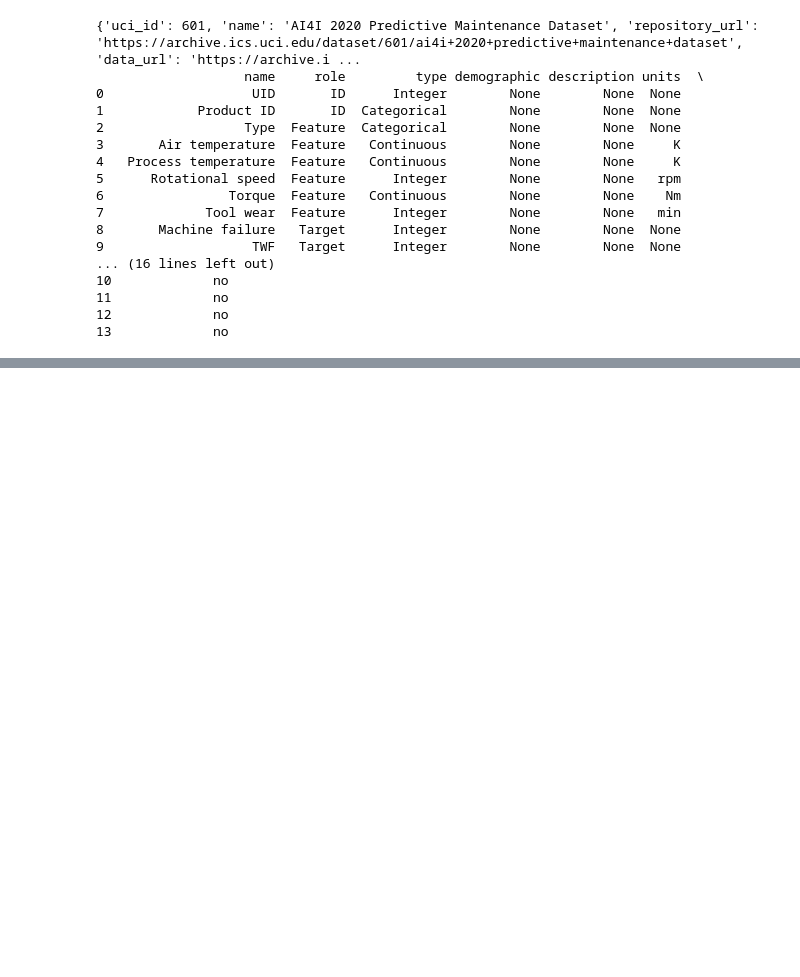
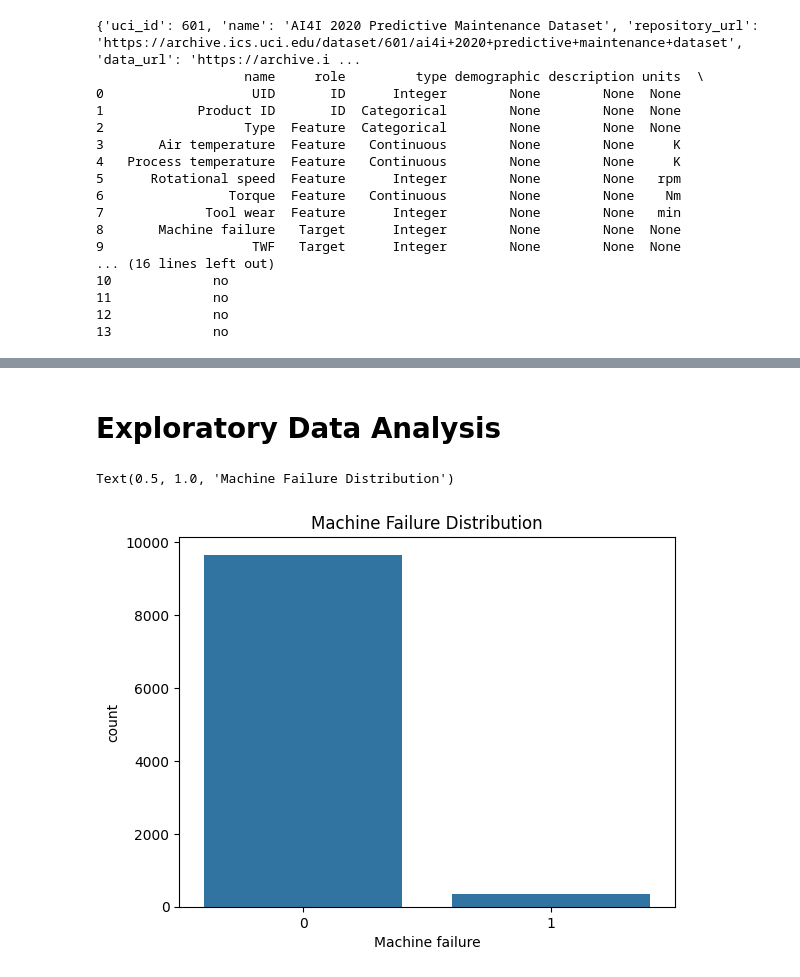
Before and after one commit to gvo27/predictive-maintenance, a Jupyter notebook: main.ipynb, the cells around one changed output, grey strips where cells are left out. Drawn from its saved outputs; the diff is of its cells as text; code cells hidden in the pictures; blank space fills up the shorter version.

```diff
--- a/main.ipynb
+++ b/main.ipynb
@@ -33,0 +97,13 @@ print(ai4i_2020_predictive_maintenance_dataset.variables)
+# %%
+df = X.copy()
+
+# Encode 'Type'
+type_labeler = LabelEncoder()
+df['Type'] = type_labeler.fit_transform(df['Type'])
+
+# Create temperature delta
+temp_delta = df['Process temperature'] - df['Air temperature']
+df['Temp_Delta'] = temp_delta
+
+df = pd.merge(df, y, left_index=True, right_index=True, how='left')
+display(df.head())
@@ -33,0 +117,27 @@ print(ai4i_2020_predictive_maintenance_dataset.variables)
+# %%
+# Normalize failure type into a single multiclass label
+# Two common formats:
+#  A) Single column 'Failure Type' (string / int codes)
+#  B) Several binary columns (TWF, HDF, PWF, OSF, RNF) per row
+
+if any(col.upper() in ['TWF','HDF','PWF','OSF','RNF'] for col in df.columns):
+    # If explicit columns exist, convert to single label
+    failure_cols = [c for c in df.columns if c.upper() in ['TWF','HDF','PWF','OSF','RNF']]
+    def pick_failure(row):
+        for c in failure_cols:
+            if int(row[c]) == 1:
+                return c.upper()
+        return 'NONE'  # no failure recorded
+    df['failure_type'] = df.apply(pick_failure, axis=1)
+elif 'Machine failure' in df.columns:
+    # sometimes 'Machine failure' is 0/1 (binary) and there's also 'failure_type' elsewhere
+    if 'failure_type' in df.columns:
+        pass
+    else:
+        df['failure_type'] = df['Machine failure'].astype(str)
+else:
+    # Fallback: look for a column named 'Type' (but that can be machine type 'L/M/H')
+    if 'failure_type' not in df.columns:
+        raise ValueError("Couldn't find failure type column automatically. Please set df['failure_type'] manually.")
+
+display(df.head())
@@ -33,0 +151,8 @@ print(ai4i_2020_predictive_maintenance_dataset.variables)
+# %% [markdown]
+# Exploratory Data Analysis
+# %%
+sns.countplot(data=df, x='Machine failure')
+plt.title("Machine Failure Distribution")
+# %% [output]
+Text(0.5, 1.0, 'Machine Failure Distribution')
+[figure, added]
```
Also changed, not shown: parts of 30 cells of this notebook, 10 other files.
